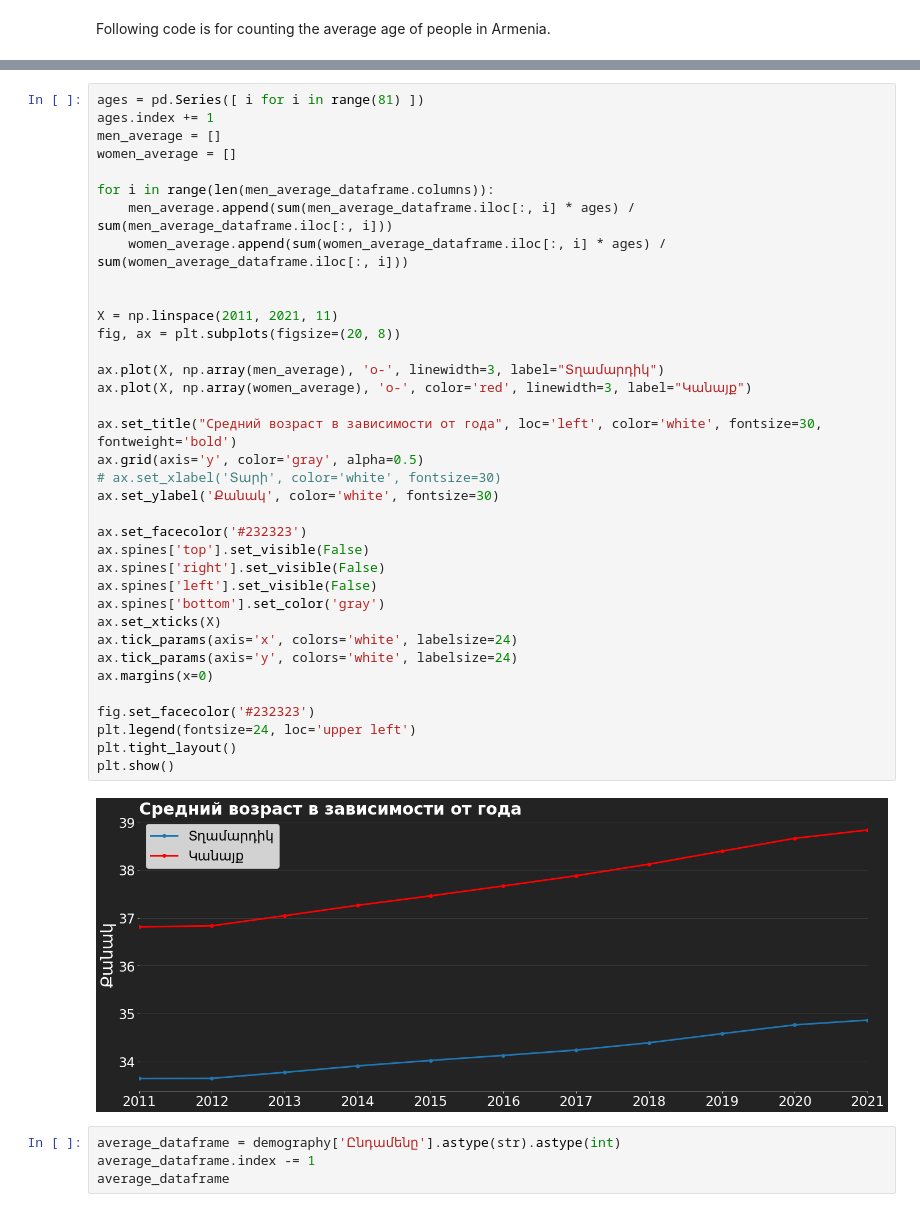
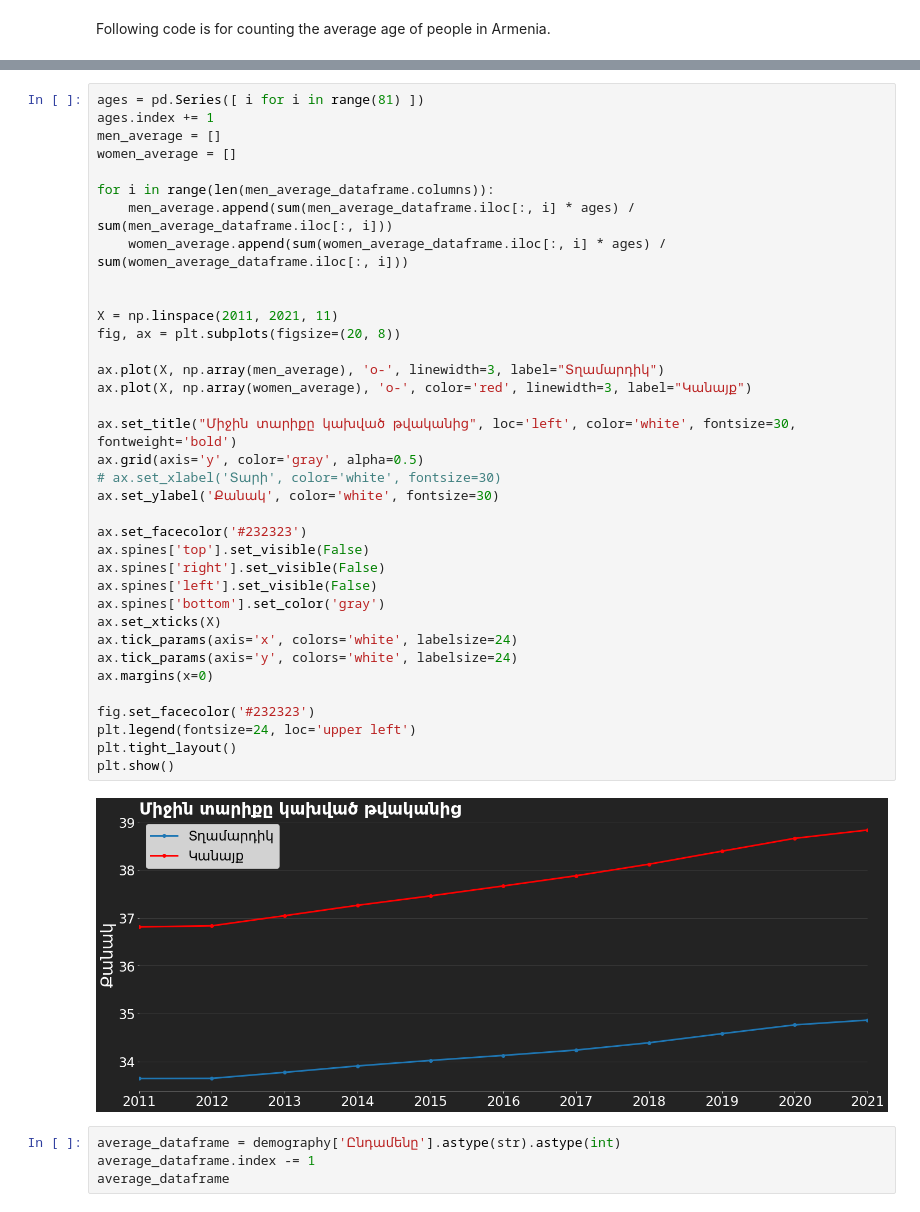
Before and after one commit to hovik23/armenian-demography, a Jupyter notebook: armenian-demography-ml.ipynb, the cells around one changed output, grey strips where cells are left out. Cells and saved outputs as stored; diff of their text form.

```diff
--- a/armenian-demography-ml.ipynb
+++ b/armenian-demography-ml.ipynb
@@ -273,35 +273,35 @@ women_average = []
 for i in range(len(men_average_dataframe.columns)):
     men_average.append(sum(men_average_dataframe.iloc[:, i] * ages) / sum(men_average_dataframe.iloc[:, i]))
     women_average.append(sum(women_average_dataframe.iloc[:, i] * ages) / sum(women_average_dataframe.iloc[:, i]))
 
 
 X = np.linspace(2011, 2021, 11)
 fig, ax = plt.subplots(figsize=(20, 8))
 
 ax.plot(X, np.array(men_average), 'o-', linewidth=3, label="Տղամարդիկ")
 ax.plot(X, np.array(women_average), 'o-', color='red', linewidth=3, label="Կանայք")
 
-ax.set_title("Средний возраст в зависимости от года", loc='left', color='white', fontsize=30, fontweight='bold')
+ax.set_title("Միջին տարիքը կախված թվականից", loc='left', color='white', fontsize=30, fontweight='bold')
 ax.grid(axis='y', color='gray', alpha=0.5)
 # ax.set_xlabel('Տարի', color='white', fontsize=30)
 ax.set_ylabel('Քանակ', color='white', fontsize=30)
 
 ax.set_facecolor('#232323')
 ax.spines['top'].set_visible(False)
 ax.spines['right'].set_visible(False)
 ax.spines['left'].set_visible(False)
 ax.spines['bottom'].set_color('gray')
 ax.set_xticks(X)
 ax.tick_params(axis='x', colors='white', labelsize=24)
 ax.tick_params(axis='y', colors='white', labelsize=24)
 ax.margins(x=0)
 
 fig.set_facecolor('#232323')
 plt.legend(fontsize=24, loc='upper left')
 plt.tight_layout()
 plt.show()
 # %% [output]
-[figure, old version]
+[figure, new version]
 # %%
 average_dataframe = demography['Ընդամենը'].astype(str).astype(int)
 average_dataframe.index -= 1
```
Also changed, not shown: parts of 1 cell of this notebook.
